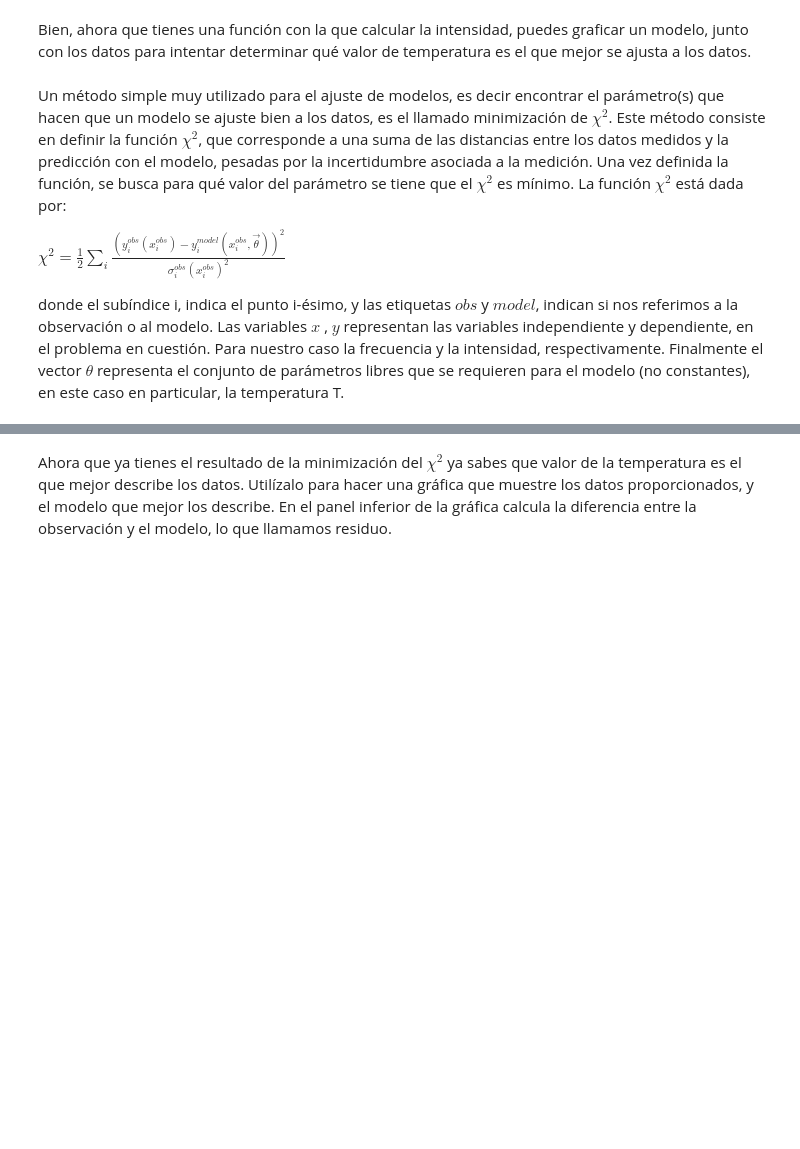
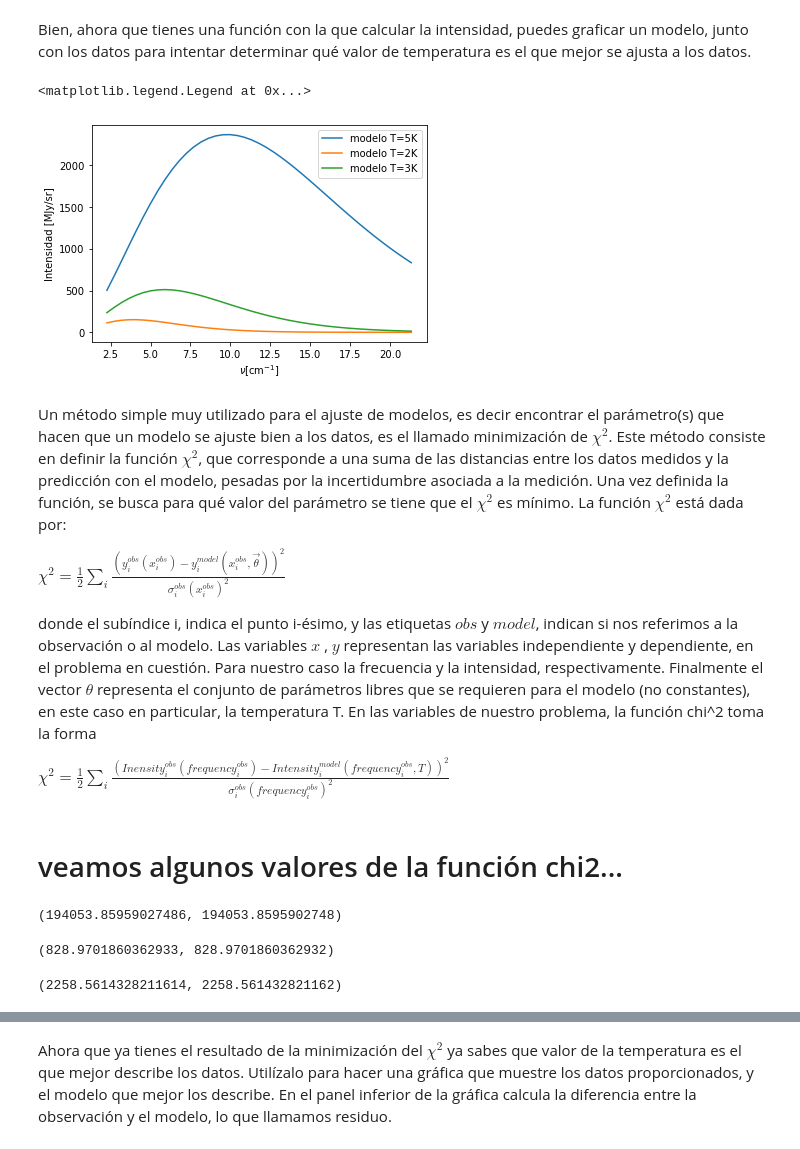
Before and after one commit to alxogm/PB2021, a Jupyter notebook: Nov24/TCMB.ipynb, the cells around one changed output, grey strips where cells are left out. Saved outputs shown, nothing was run; the diff lists cells and outputs as text; code cells hidden in the pictures; blank space fills up the shorter version.

```diff
--- a/Nov24/TCMB.ipynb
+++ b/Nov24/TCMB.ipynb
@@ -62,18 +102,28 @@ def Intensity_Jy(nu,T):
 # %%
 #Grafica del modelo y los datos para valores de prueba de la temperatura.
-#T_test=5 # en Kelvin
-#plt.errorbar(data[0],data[1],data[3]/2,fmt='o')
-#plt.plot(data[0],Intensity_Jy(data[0],T_test))
+T_test=5 # en Kelvin
+#plt.errorbar(data[0],data[1],data[3]/2,fmt='o',label="Datos")
+plt.plot(data[0],Intensity_MJy(data[0],T_test),label="modelo T=5K")
+plt.plot(data[0],Intensity_MJy(data[0],2),label="modelo T=2K")
+plt.plot(data[0],Intensity_MJy(data[0],3),label="modelo T=3K")
 
-#plt.ylabel("Intensidad [MJy/sr]")
-#plt.xlabel(r"$\nu [{\rm cm}^{-1}$]")
+
+
+plt.ylabel("Intensidad [MJy/sr]")
+plt.xlabel(r"$\nu [{\rm cm}^{-1}$]")
 #plt.ylim(0,420)
+plt.legend()
+# %% [output]
+<matplotlib.legend.Legend at 0x...>
+[figure, added]
 # %% [markdown]
 Un método simple muy utilizado para el ajuste de modelos, es decir encontrar el parámetro(s) que hacen que un modelo se ajuste bien a los datos, es el llamado minimización de $\chi^2$. Este método consiste en definir la función  $\chi^2$, que corresponde a una suma de las distancias entre los datos medidos y la predicción con el modelo, pesadas por la incertidumbre asociada a la medición. Una vez definida la función, se busca para qué valor del parámetro se tiene que el $\chi^2$ es mínimo. La función $\chi^2$ está dada por:
 
 $\chi^2=\frac{1}{2}\sum_i \frac{(y^{obs}_i(x^{obs}_i)-y^{model}_{i}(x^{obs}_i,\vec{\theta}))^2}{{\sigma^{obs}_{i}(x^{obs}_i)}^2}$
 
-donde el subíndice i, indica el punto i-ésimo, y las etiquetas $obs$ y $model$, indican si nos referimos a la observación o al modelo. Las variables $x$ , $y$ representan las variables independiente y dependiente, en el problema en cuestión. Para nuestro caso la frecuencia y la intensidad, respectivamente. Finalmente el vector $\theta$ representa el conjunto de parámetros libres que se requieren para el modelo (no constantes), en este caso en particular, la temperatura T.
+donde el subíndice i, indica el punto i-ésimo, y las etiquetas $obs$ y $model$, indican si nos referimos a la observación o al modelo. Las variables $x$ , $y$ representan las variables independiente y dependiente, en el problema en cuestión. Para nuestro caso la frecuencia y la intensidad, respectivamente. Finalmente el vector $\theta$ representa el conjunto de parámetros libres que se requieren para el modelo (no constantes), en este caso en particular, la temperatura T. En las variables de nuestro problema, la función chi^2 toma la forma
+
+$\chi^2=\frac{1}{2}\sum_i \frac{(Inensity^{obs}_i(frequency^{obs}_i)-Intensity^{model}_{i}(frequency^{obs}_i,T))^2}{{\sigma^{obs}_{i}(frequency^{obs}_i)}^2}$
 # %%
 #Define una función que calcule $\chi^2$ cómo función del parámetro libre, la temperatura
 #La definiremos de forma general, para que pueda ser usada en otros casos.
@@ -83,0 +145,14 @@ def chi2(parametro):
+# %% [markdown]
+# veamos algunos valores de la función chi2...
+# %%
+chi2(5),chi2_op(5)
+# %% [output]
+(194053.85959027486, 194053.8595902748)
+# %%
+chi2(3),chi2_op(3)
+# %% [output]
+(828.9701860362933, 828.9701860362932)
+# %%
+chi2(2),chi2_op(2)
+# %% [output]
+(2258.5614328211614, 2258.561432821162)
```
Also changed, not shown: parts of 18 cells of this notebook.
